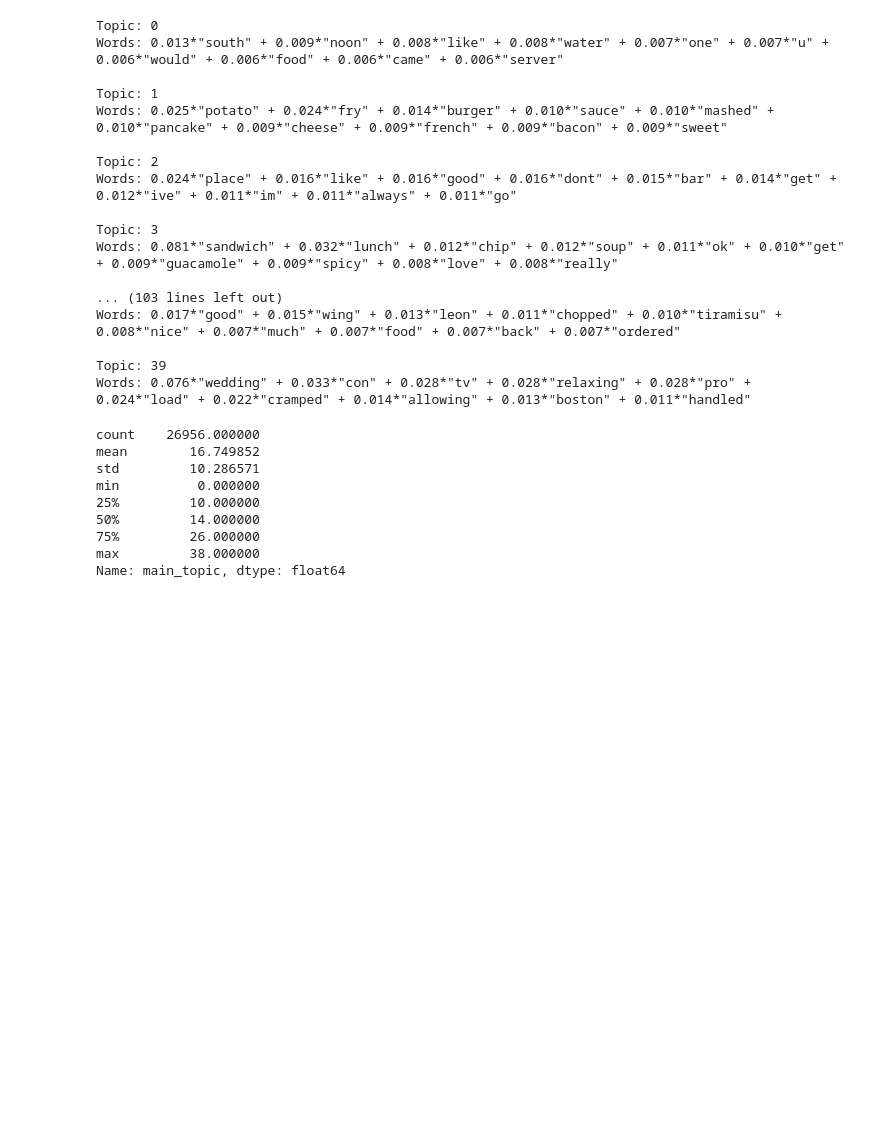
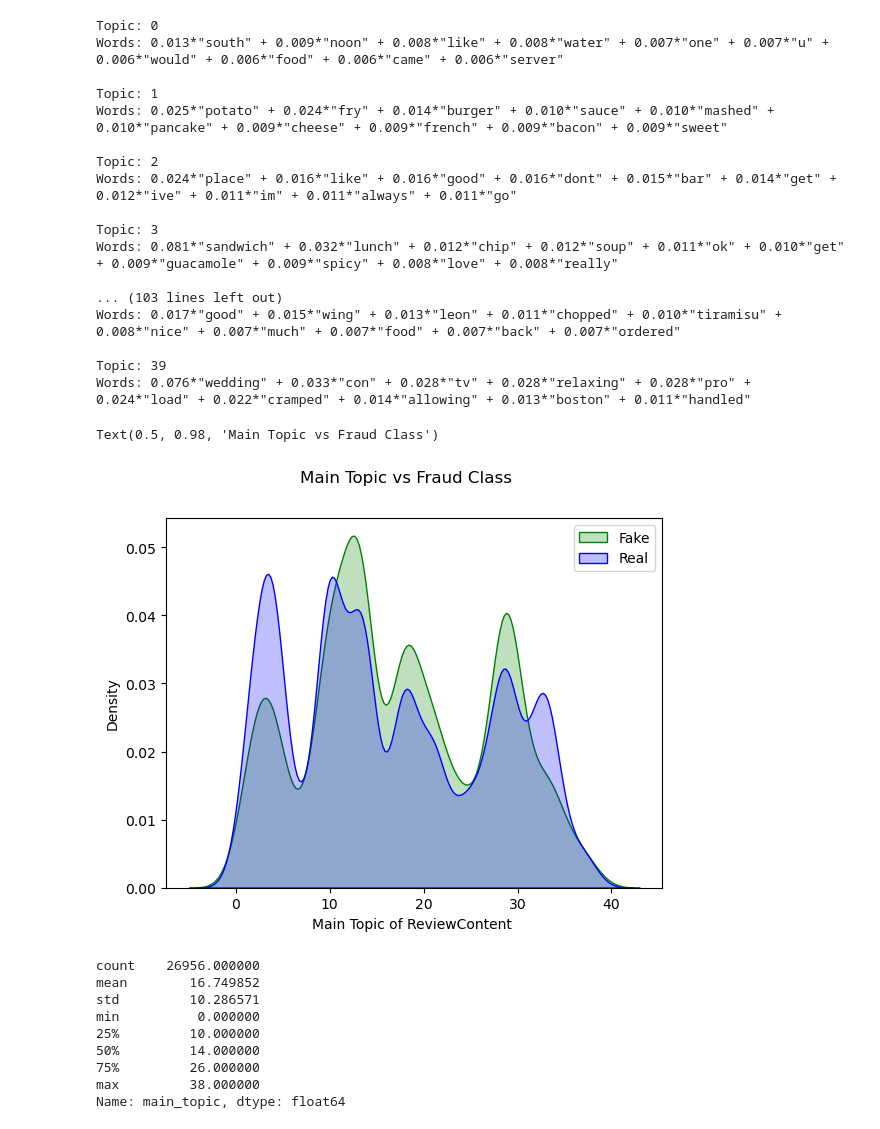
Before and after one commit to jesper1212/BT4012_Reviews, a Jupyter notebook: Notebooks/feature engineering/feature_engineering.ipynb, the cells around one changed output. Cells and saved outputs as stored; diff of their text form; code cells hidden in the pictures; blank space fills up the shorter version.

```diff
--- a/Notebooks/feature engineering/feature_engineering.ipynb
+++ b/Notebooks/feature engineering/feature_engineering.ipynb
@@ -268,6 +272,20 @@ Words: 0.017*"good" + 0.015*"wing" + 0.013*"leon" + 0.011*"chopped" + 0.010*"tir
 
 Topic: 39
 Words: 0.076*"wedding" + 0.033*"con" + 0.028*"tv" + 0.028*"relaxing" + 0.028*"pro" + 0.024*"load" + 0.022*"cramped" + 0.014*"allowing" + 0.013*"boston" + 0.011*"handled"
+# %%
+fig, ax = plt.subplots()
+
+sns.kdeplot(df[df["flagged"]==1]["main_topic"], fill=True, color="green", label="Fake", ax=ax)
+sns.kdeplot(df[df["flagged"]==0]["main_topic"], fill=True, color="blue", label="Real", ax=ax)
+
+ax.set_xlabel("Main Topic of ReviewContent ")
+ax.set_ylabel("Density")
+plt.legend()
+
+fig.suptitle("Main Topic vs Fraud Class")
+# %% [output]
+Text(0.5, 0.98, 'Main Topic vs Fraud Class')
+[figure, added]
 # %%
 df["main_topic"].describe()
 # %% [output]
```
Also changed, not shown: parts of 3 cells of this notebook.
